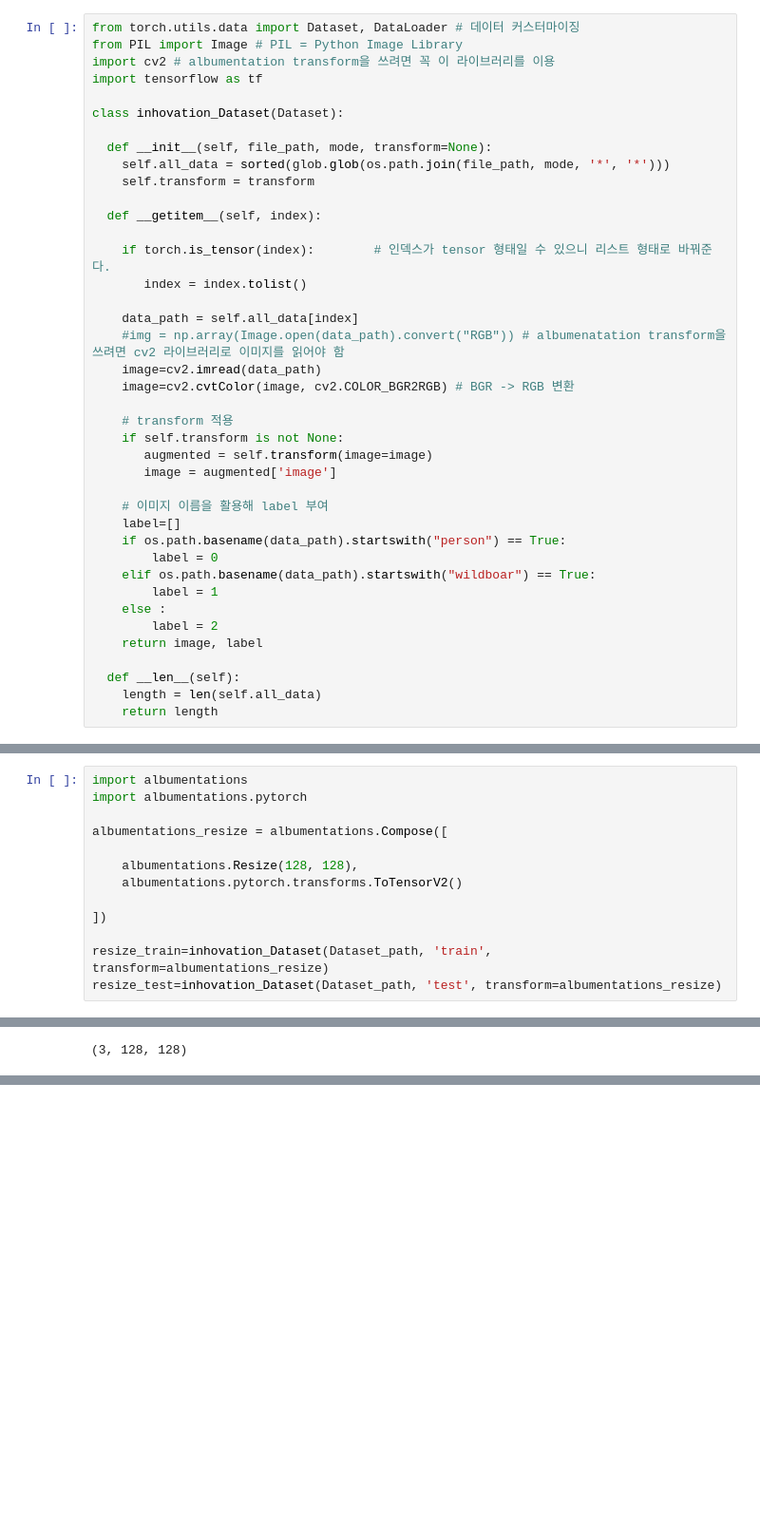
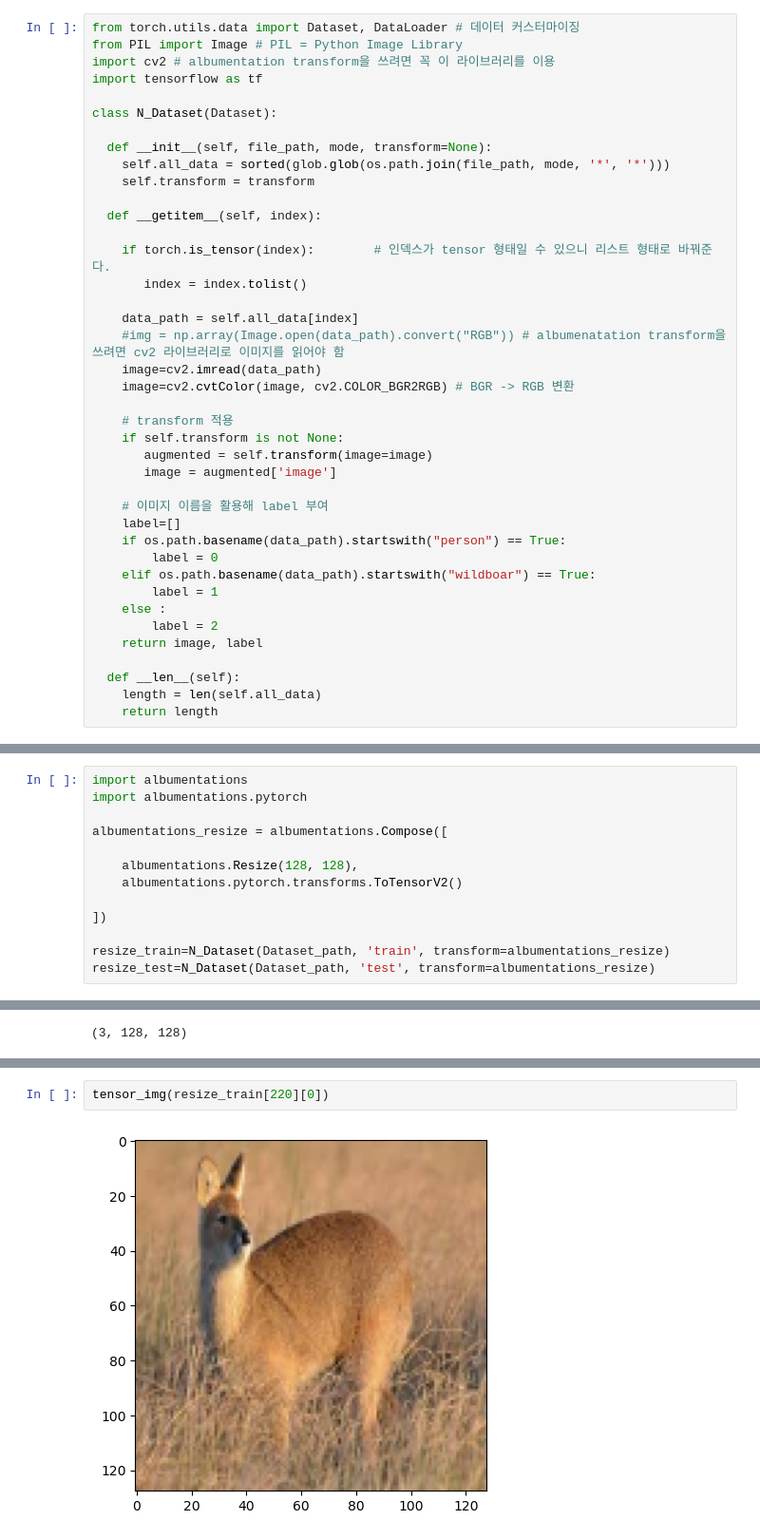
Before and after one commit to Sfarm18/Sfarm, a Jupyter notebook: model/img preprocess.ipynb, the cells around one changed output, grey strips where cells are left out. Shown at 95% size. Cells and saved outputs as stored; diff of their text form; blank space fills up the shorter version.

```diff
--- a/model/img preprocess.ipynb
+++ b/model/img preprocess.ipynb
@@ -154,7 +154,7 @@ from PIL import Image # PIL = Python Image Library
 import cv2 # albumentation transform을 쓰려면 꼭 이 라이브러리를 이용
 import tensorflow as tf
 
-class inhovation_Dataset(Dataset):
+class N_Dataset(Dataset):
 
   def __init__(self, file_path, mode, transform=None):
     self.all_data = sorted(glob.glob(os.path.join(file_path, mode, '*', '*')))
@@ -203,8 +203,8 @@ albumentations_resize = albumentations.Compose([
 
 ])
 
-resize_train=inhovation_Dataset(Dataset_path, 'train', transform=albumentations_resize)
-resize_test=inhovation_Dataset(Dataset_path, 'test', transform=albumentations_resize)
+resize_train=N_Dataset(Dataset_path, 'train', transform=albumentations_resize)
+resize_test=N_Dataset(Dataset_path, 'test', transform=albumentations_resize)
 # %%
 def tensor_img(img):
     img = img.permute(1,2,0)
@@ -215,0 +220,4 @@ resize_train[220][0].numpy().shape
+# %%
+tensor_img(resize_train[220][0])
+# %% [output]
+[figure, added]
```
Also changed, not shown: parts of 5 cells of this notebook.
